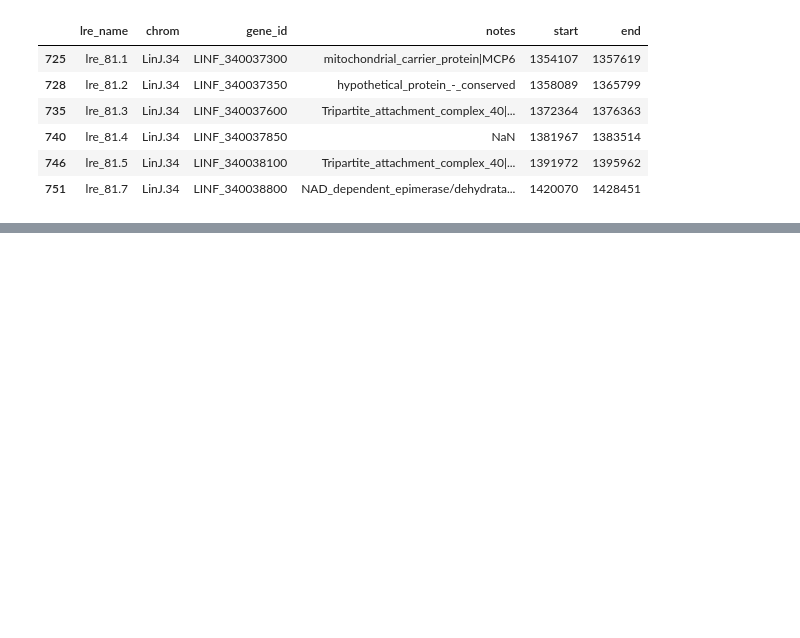
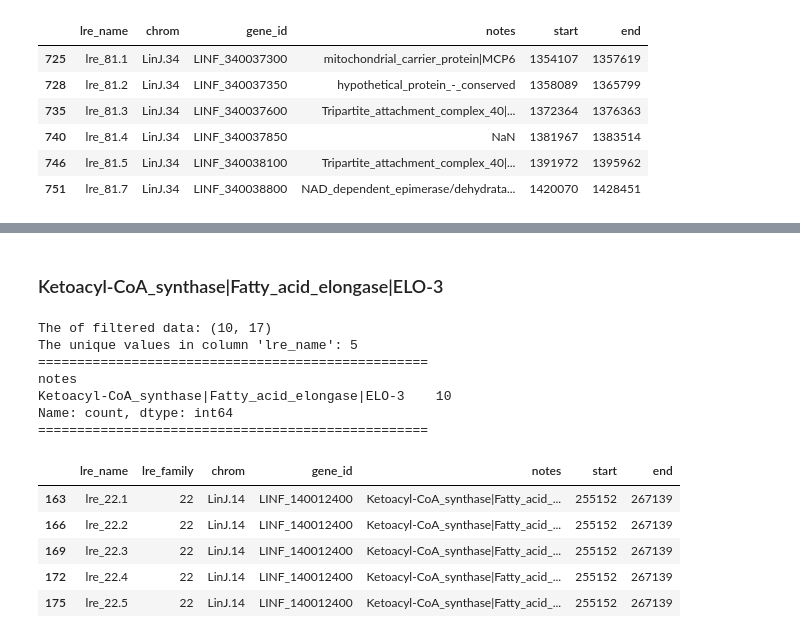
Before and after one commit to Viskuit/Test_BEDOPS, a Jupyter notebook: 25.Negative_analysis/1.3.leishmania_repeated_elements_filtering.ipynb, the cells around one changed output, grey strips where cells are left out. Saved outputs shown, nothing was run; the diff lists cells and outputs as text; code cells hidden in the pictures; blank space fills up the shorter version.

```diff
--- a/25.Negative_analysis/1.3.leishmania_repeated_elements_filtering.ipynb
+++ b/25.Negative_analysis/1.3.leishmania_repeated_elements_filtering.ipynb
@@ -898,6 +900,12 @@ lre_df.loc[
 | 740 | lre_81.4 | LinJ.34 | LINF_340037850 | NaN | 1381967 | 1383514 |
 | 746 | lre_81.5 | LinJ.34 | LINF_340038100 | Tripartite_attachment_complex_40|... | 1391972 | 1395962 |
 | 751 | lre_81.7 | LinJ.34 | LINF_340038800 | NAD_dependent_epimerase/dehydrata... | 1420070 | 1428451 |
+# %%
+# Remove family 82
+reduced_lre = reduced_lre[reduced_lre['lre_family'] != 82]
+
+# Remove family 83
+reduced_lre = reduced_lre[reduced_lre['lre_family'] != 83]
 # %%
 # Let's only keep family 81
 filter_df = reduced_lre[reduced_lre['lre_family'] == 81]
@@ -919,0 +945,19 @@ Number of unique values in column 'lre_name': 202
+# %% [markdown]
+### Ketoacyl-CoA_synthase|Fatty_acid_elongase|ELO-3
+# %%
+filter_df = filter_and_display(reduced_lre, 'Ketoacyl-CoA_synthase|Fatty_acid_elongase|ELO-3')
+filter_df
+# %% [output]
+The of filtered data: (10, 17)
+The unique values in column 'lre_name': 5
+==================================================
+notes
+Ketoacyl-CoA_synthase|Fatty_acid_elongase|ELO-3    10
+Name: count, dtype: int64
+==================================================
+|  | lre_name | lre_family | chrom | gene_id | notes | start | end |
+| 163 | lre_22.1 | 22 | LinJ.14 | LINF_140012400 | Ketoacyl-CoA_synthase|Fatty_acid_... | 255152 | 267139 |
+| 166 | lre_22.2 | 22 | LinJ.14 | LINF_140012400 | Ketoacyl-CoA_synthase|Fatty_acid_... | 255152 | 267139 |
+| 169 | lre_22.3 | 22 | LinJ.14 | LINF_140012400 | Ketoacyl-CoA_synthase|Fatty_acid_... | 255152 | 267139 |
+| 172 | lre_22.4 | 22 | LinJ.14 | LINF_140012400 | Ketoacyl-CoA_synthase|Fatty_acid_... | 255152 | 267139 |
+| 175 | lre_22.5 | 22 | LinJ.14 | LINF_140012400 | Ketoacyl-CoA_synthase|Fatty_acid_... | 255152 | 267139 |
```
Also changed, not shown: parts of 37 cells of this notebook.
